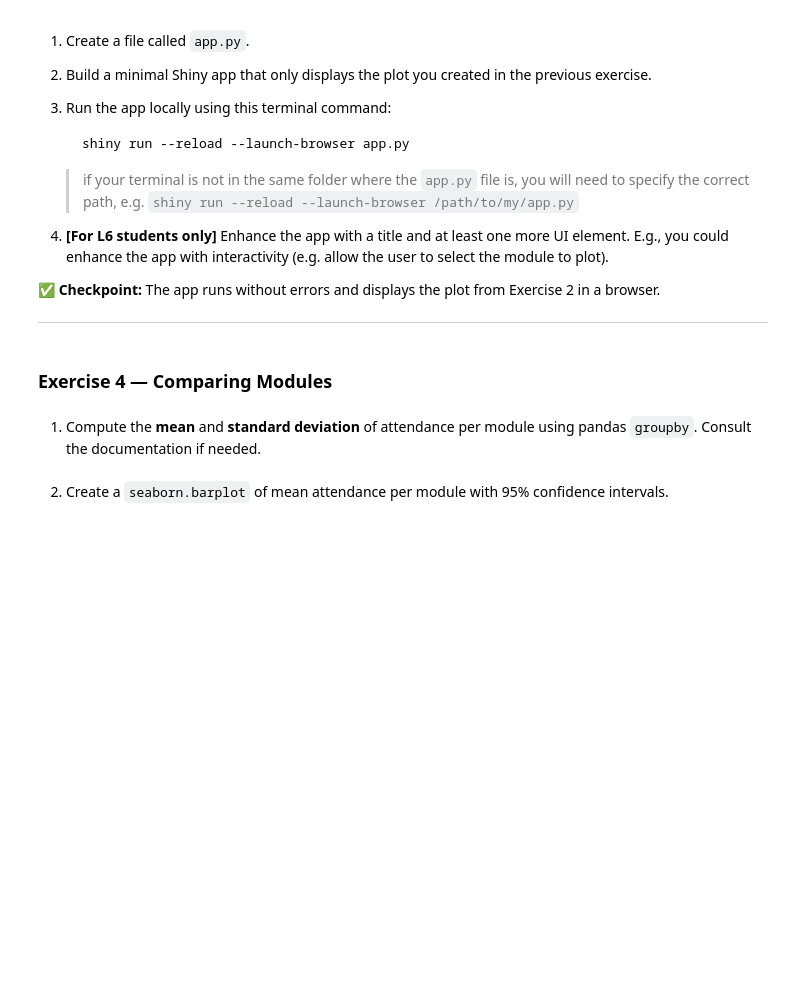
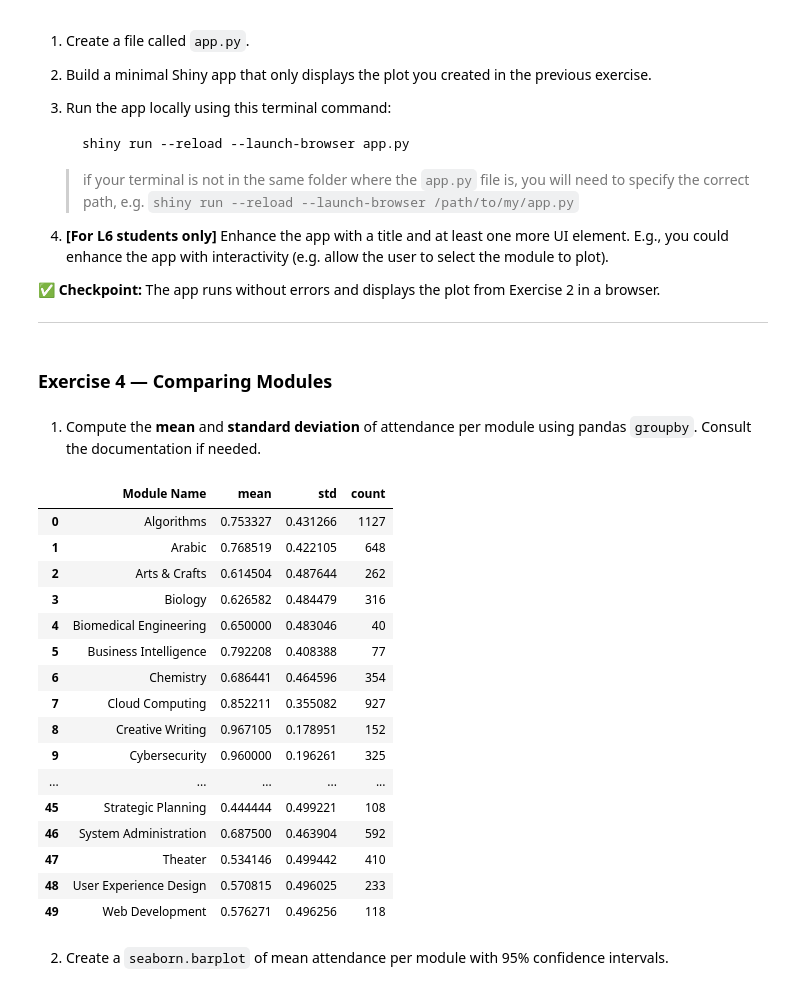
Before and after one commit to Belmiro42/Summative1LIS, a Jupyter notebook: Summative.ipynb, the cells around one changed output. Saved outputs shown, nothing was run; the diff lists cells and outputs as text; code cells hidden in the pictures; blank space fills up the shorter version.

```diff
--- a/Summative.ipynb
+++ b/Summative.ipynb
@@ -303,8 +304,26 @@ attendance_anonymised
 
 1. Compute the **mean** and **standard deviation** of attendance per module using pandas `groupby`. Consult the documentation if needed.
 # %%
-# your code here
-...
+attendance_stats = attendance_anonymised.groupby('Module Name')['Not Attended'].agg(['mean', 'std', 'count']).reset_index()
+attendance_stats
+# %% [output]
+|  | Module Name | mean | std | count |
+| 0 | Algorithms | 0.753327 | 0.431266 | 1127 |
+| 1 | Arabic | 0.768519 | 0.422105 | 648 |
+| 2 | Arts & Crafts | 0.614504 | 0.487644 | 262 |
+| 3 | Biology | 0.626582 | 0.484479 | 316 |
+| 4 | Biomedical Engineering | 0.650000 | 0.483046 | 40 |
+| 5 | Business Intelligence | 0.792208 | 0.408388 | 77 |
+| 6 | Chemistry | 0.686441 | 0.464596 | 354 |
+| 7 | Cloud Computing | 0.852211 | 0.355082 | 927 |
+| 8 | Creative Writing | 0.967105 | 0.178951 | 152 |
+| 9 | Cybersecurity | 0.960000 | 0.196261 | 325 |
+| ... | ... | ... | ... | ... |
+| 45 | Strategic Planning | 0.444444 | 0.499221 | 108 |
+| 46 | System Administration | 0.687500 | 0.463904 | 592 |
+| 47 | Theater | 0.534146 | 0.499442 | 410 |
+| 48 | User Experience Design | 0.570815 | 0.496025 | 233 |
+| 49 | Web Development | 0.576271 | 0.496256 | 118 |
 # %% [markdown]
 2. Create a `seaborn.barplot` of mean attendance per module with 95% confidence intervals.
 # %%
```
Also changed, not shown: parts of 12 cells of this notebook, 2 other files.
